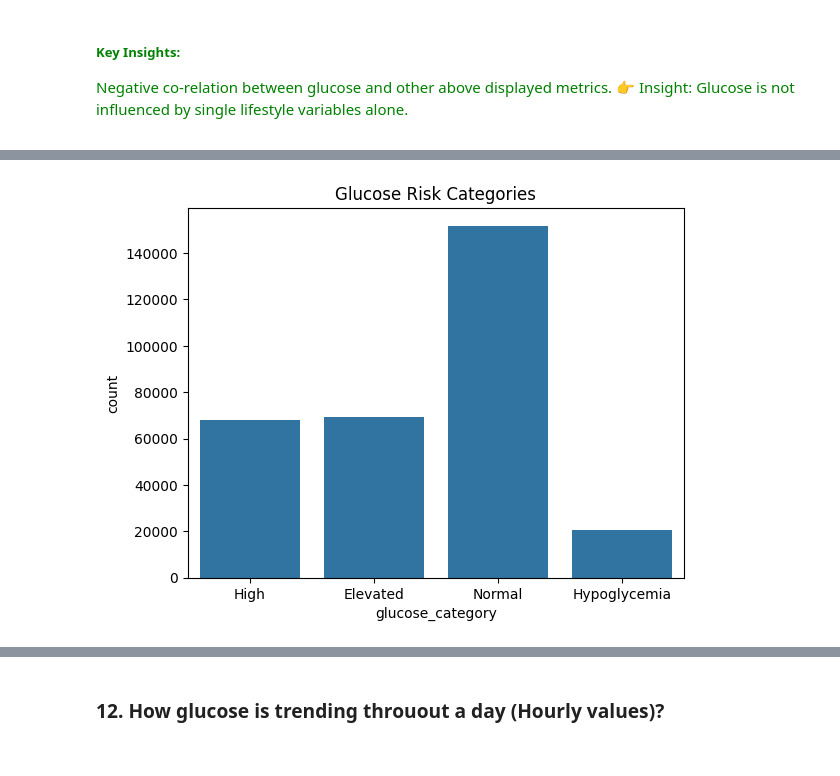
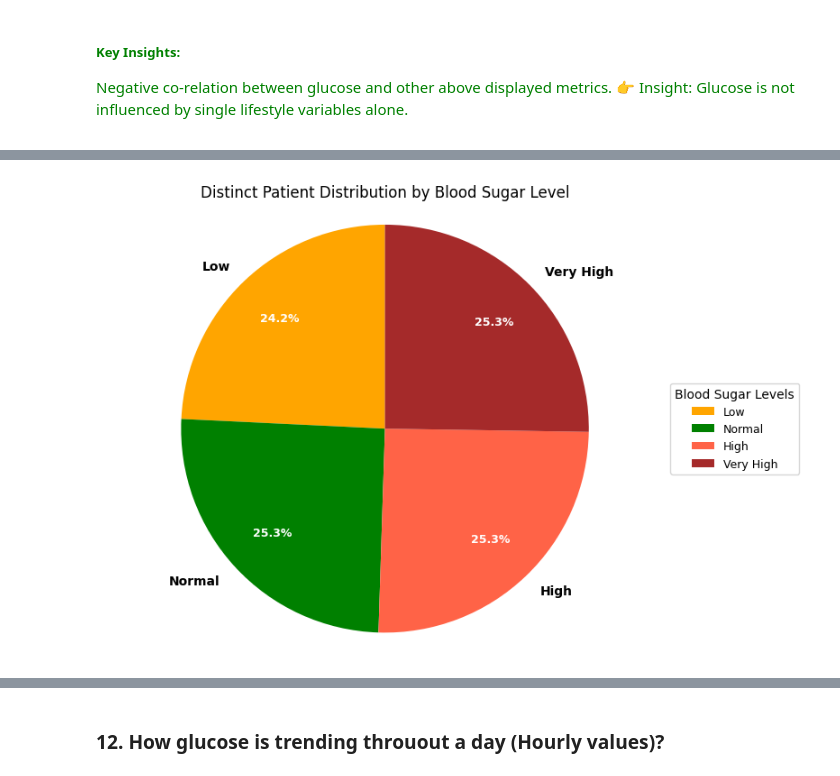
Before and after one commit to PoojaBELURE1724/Team6_DataDynamos_Python-Hackathon_MAY-2026, a Jupyter notebook: Team6_DataDynamos_category3.PrescriptiveAnalysis.ipynb, the cells around one changed output, grey strips where cells are left out. Drawn from its saved outputs; the diff is of its cells as text; code cells hidden in the pictures.

```diff
--- a/Team6_DataDynamos_category3.PrescriptiveAnalysis.ipynb
+++ b/Team6_DataDynamos_category3.PrescriptiveAnalysis.ipynb
@@ -555,17 +561,84 @@ Negative co-relation between glucose and other above displayed metrics.
 # %%
-def categorize_glucose(x):
-    if x < 70:
-        return "Hypoglycemia"
-    elif x < 140:
-        return "Normal"
-    elif x < 180:
-        return "Elevated"
-    else:
-        return "High"
+import pandas as pd
+import matplotlib.pyplot as plt
 
-df['glucose_category'] = df['glucose'].apply(categorize_glucose)
+# ---------------------------------------------------------
+# LOAD DATA
+# ---------------------------------------------------------
+df = pd.read_excel("Team6_DataDynamos_Python-Hackathon_MAY2026_V2.xlsx")
 
-sns.countplot(data=df, x='glucose_category')
-plt.title("Glucose Risk Categories")
+# ---------------------------------------------------------
+# BLOOD SUGAR CATEGORIZATION
+# ---------------------------------------------------------
+bins = [0, 70, 140, 200, 500]
+labels = ['Low', 'Normal', 'High', 'Very High']
+
+df['Blood_Sugar_Category'] = pd.cut(
+    df['glucose'],
+    bins=bins,
+    labels=labels
+)
+
+# ---------------------------------------------------------
+# DISTINCT PATIENT COUNT PER CATEGORY
+# ---------------------------------------------------------
+category_counts = (
+    df.groupby('Blood_Sugar_Category')['patient_id']
+    .nunique()
+    .reindex(labels)
+    .fillna(0)
+)
+
+# ---------------------------------------------------------
+# KPI OUTPUT
+# ---------------------------------------------------------
+print("Distinct Patients:", df['patient_id'].nunique())
+print("Average Glucose:", round(df['glucose'].mean(), 2))
+
+# ---------------------------------------------------------
+# TABLE OUTPUT
+# ---------------------------------------------------------
+summary_df = pd.DataFrame({
+    'Blood Sugar Category': category_counts.index,
+    'Distinct Patient Count': category_counts.values
+})
+
+display(summary_df)
+
+# ---------------------------------------------------------
+# PIE CHART
+# ---------------------------------------------------------
+plt.figure(figsize=(8, 5.5))
+
+colors = ['orange', 'green', 'tomato', 'brown']
+
+wedges, texts, autotexts = plt.pie(
+    category_counts,
+    labels=category_counts.index,
+    autopct='%1.1f%%',
+    startangle=90,
+    colors=colors,
+    pctdistance=0.75,
+    textprops={'fontsize': 10, 'fontweight': 'bold'}
+)
+
+for autotext in autotexts:
+    autotext.set_color("white")
+    autotext.set_fontsize(9)
+    autotext.set_fontweight("bold")
+
+plt.legend(
+    wedges,
+    category_counts.index,
+    title="Blood Sugar Levels",
+    loc="center left",
+    bbox_to_anchor=(1, 0.5),
+    fontsize=9,
+    title_fontsize=10
+)
+
+plt.title("Distinct Patient Distribution by Blood Sugar Level")
+plt.axis('equal')
+plt.tight_layout()
 plt.show()
 # %% [output]
@@ -572,4 +652,4 @@ plt.show()
-[figure, old version]
+[figure, new version]
 # %% [markdown]
 <span style="color:green;">
 
```
Also changed, not shown: parts of 24 cells of this notebook.
